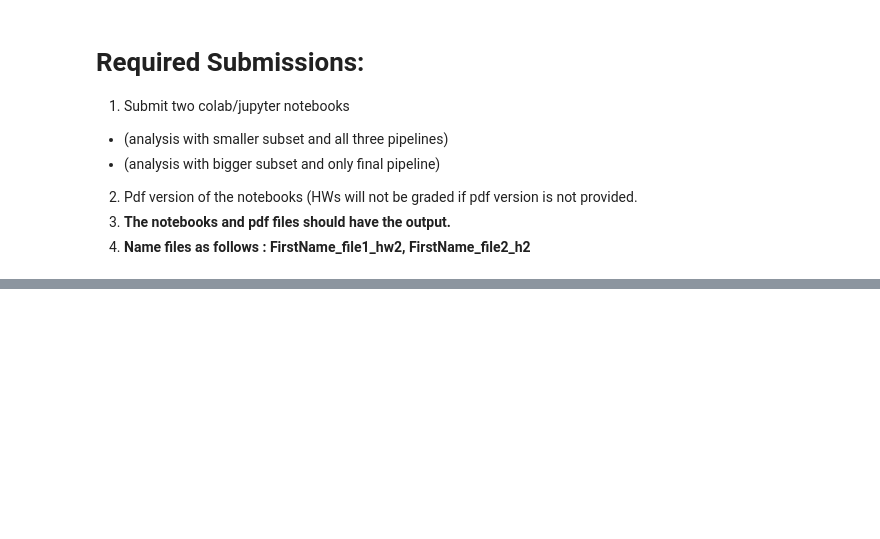
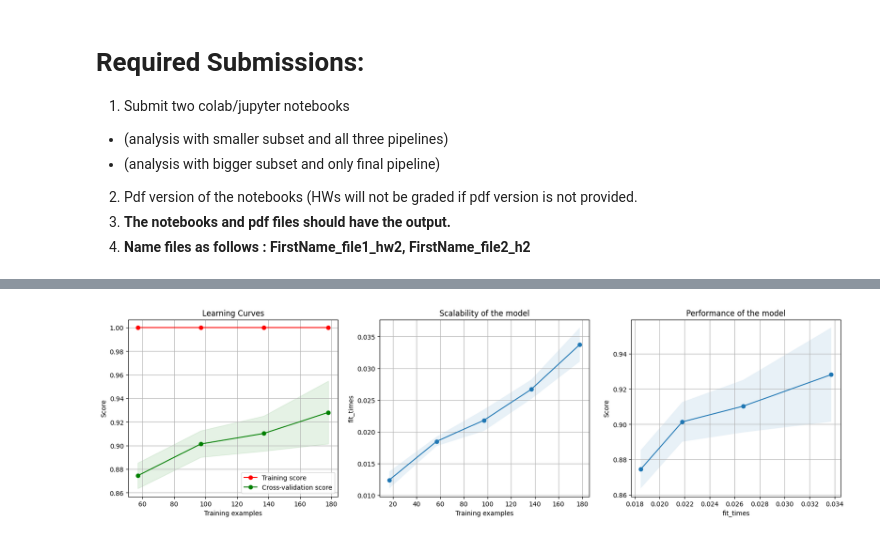
Before and after one commit to harikrishnad1997/BUAN_6342_Applied_Natural_Language_Processing, a Jupyter notebook: HW/2_Spam_Detection_s24.ipynb, the cells around one changed output, grey strips where cells are left out. Drawn from its saved outputs; the diff is of its cells as text; code cells hidden in the pictures; blank space fills up the shorter version.

```diff
--- a/HW/2_Spam_Detection_s24.ipynb
+++ b/HW/2_Spam_Detection_s24.ipynb
@@ -203,0 +262,3 @@ def spacy_tokenizer(df):
+# %%
+study = optuna.create_study(direction='maximize')
+study.optimize(objective, n_trials=100)
@@ -203,0 +283,4 @@ def spacy_tokenizer(df):
+# %%
+# Get the best hyperparameters found by Optuna
+best_max_features = study.best_params['max_features']
+best_C = study.best_params['C']
@@ -203,0 +291,7 @@ def spacy_tokenizer(df):
+# %%
+best_classifier_1 = Pipeline([
+    ('vectorizer', TfidfVectorizer(analyzer='word', token_pattern=r"[\S]+", max_features=best_max_features)),
+    ('classifier', LogisticRegression(max_iter=10000, C=best_C))
+])
+# %%
+best_classifier_1.fit(X_train_cleaned_bow, y_train)
@@ -203,0 +327,4 @@ def spacy_tokenizer(df):
+# %%
+plot_learning_curve(best_classifier_1, 'Learning Curves',
+                    X_train_cleaned_bow, y_train, n_jobs=-1)
+# %% [output]
@@ -203,0 +332 @@ def spacy_tokenizer(df):
+[figure, added]
```
Also changed, not shown: parts of 22 cells of this notebook, 2 other files.
